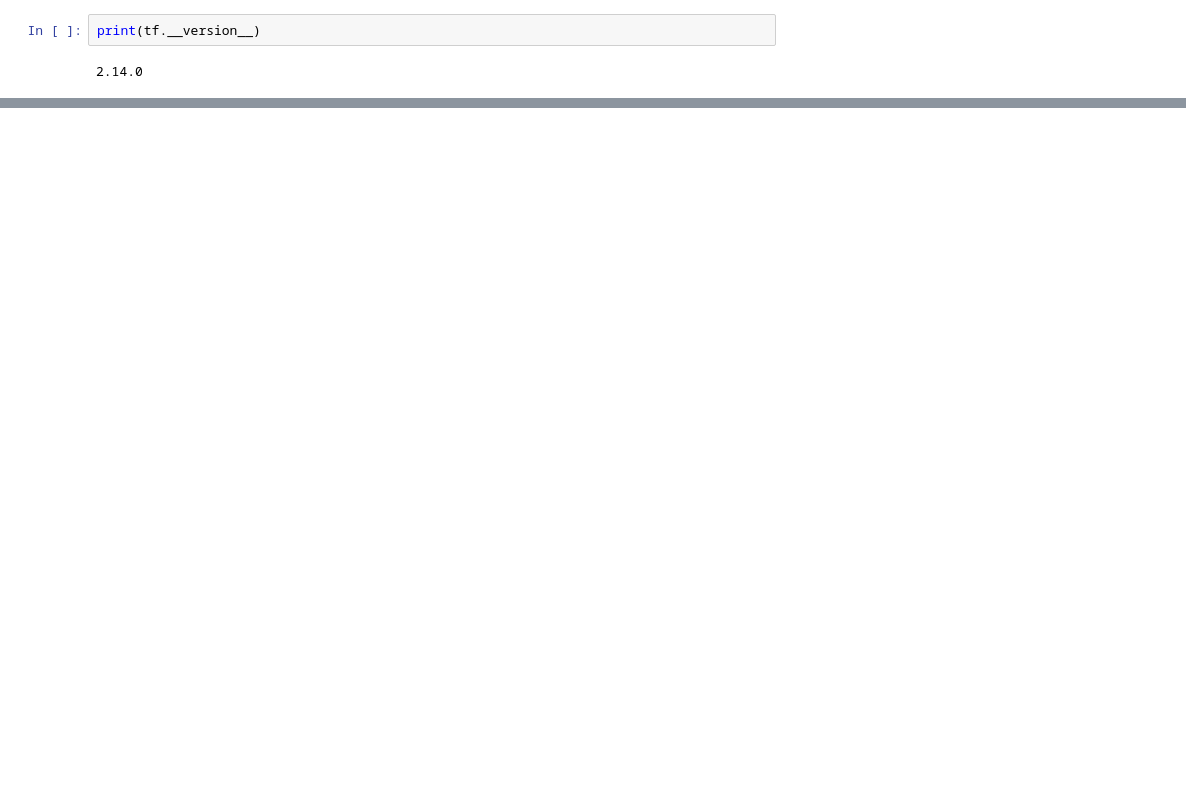
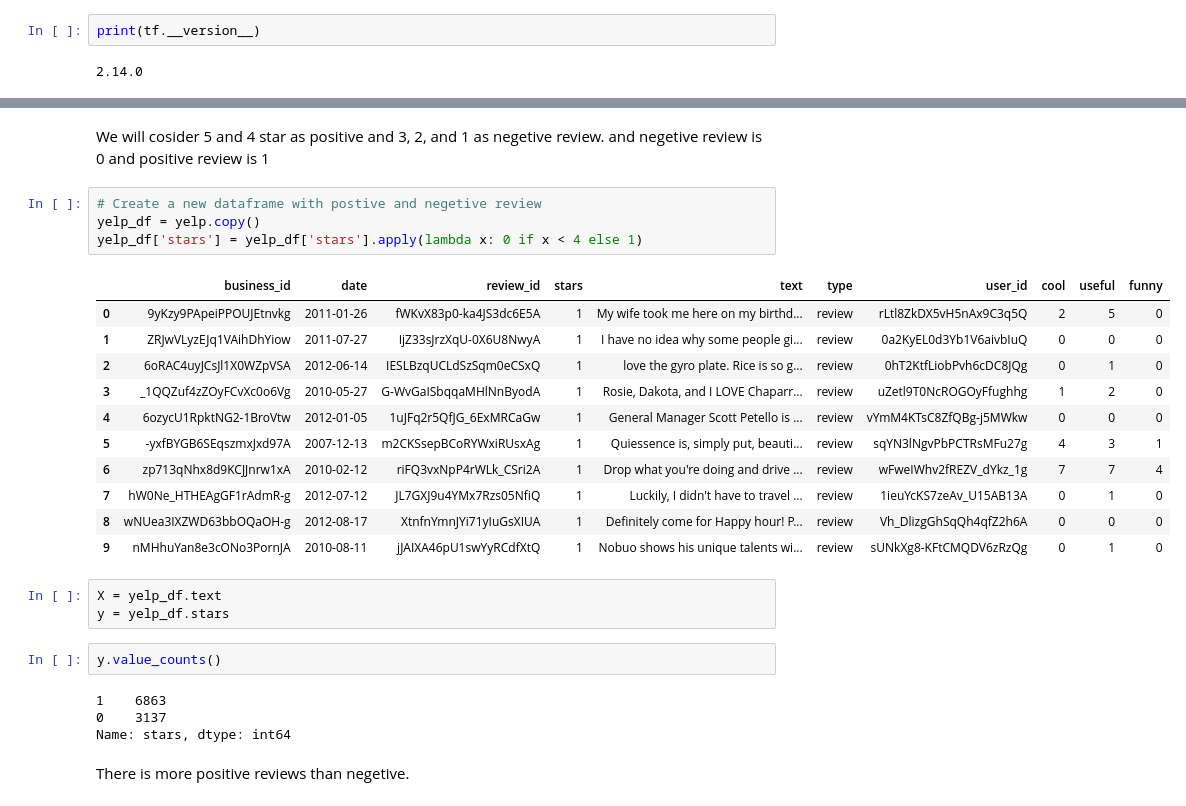
Before and after one commit to DebuRock/tf-nlp-dev, a Jupyter notebook: Analysing_Sentiment_With_OHE.ipynb, the cells around one changed output, grey strips where cells are left out. Cells and saved outputs as stored; diff of their text form; blank space fills up the shorter version.

```diff
--- a/Analysing_Sentiment_With_OHE.ipynb
+++ b/Analysing_Sentiment_With_OHE.ipynb
@@ -50,0 +120,29 @@ AttributeError: ignored
+# %% [markdown]
+We will cosider 5 and 4 star as positive and 3, 2, and 1 as negetive review. and negetive review is 0 and positive review is 1
+# %%
+# Create a new dataframe with postive and negetive review
+yelp_df = yelp.copy()
+yelp_df['stars'] = yelp_df['stars'].apply(lambda x: 0 if x < 4 else 1)
+# %% [output]
+|  | business_id | date | review_id | stars | text | type | user_id | cool | useful | funny |
+| 0 | 9yKzy9PApeiPPOUJEtnvkg | 2011-01-26 | fWKvX83p0-ka4JS3dc6E5A | 1 | My wife took me here on my birthd... | review | rLtl8ZkDX5vH5nAx9C3q5Q | 2 | 5 | 0 |
+| 1 | ZRJwVLyzEJq1VAihDhYiow | 2011-07-27 | IjZ33sJrzXqU-0X6U8NwyA | 1 | I have no idea why some people gi... | review | 0a2KyEL0d3Yb1V6aivbIuQ | 0 | 0 | 0 |
+| 2 | 6oRAC4uyJCsJl1X0WZpVSA | 2012-06-14 | IESLBzqUCLdSzSqm0eCSxQ | 1 | love the gyro plate. Rice is so g... | review | 0hT2KtfLiobPvh6cDC8JQg | 0 | 1 | 0 |
+| 3 | _1QQZuf4zZOyFCvXc0o6Vg | 2010-05-27 | G-WvGaISbqqaMHlNnByodA | 1 | Rosie, Dakota, and I LOVE Chaparr... | review | uZetl9T0NcROGOyFfughhg | 1 | 2 | 0 |
+| 4 | 6ozycU1RpktNG2-1BroVtw | 2012-01-05 | 1uJFq2r5QfJG_6ExMRCaGw | 1 | General Manager Scott Petello is ... | review | vYmM4KTsC8ZfQBg-j5MWkw | 0 | 0 | 0 |
+| 5 | -yxfBYGB6SEqszmxJxd97A | 2007-12-13 | m2CKSsepBCoRYWxiRUsxAg | 1 | Quiessence is, simply put, beauti... | review | sqYN3lNgvPbPCTRsMFu27g | 4 | 3 | 1 |
+| 6 | zp713qNhx8d9KCJJnrw1xA | 2010-02-12 | riFQ3vxNpP4rWLk_CSri2A | 1 | Drop what you're doing and drive ... | review | wFweIWhv2fREZV_dYkz_1g | 7 | 7 | 4 |
+| 7 | hW0Ne_HTHEAgGF1rAdmR-g | 2012-07-12 | JL7GXJ9u4YMx7Rzs05NfiQ | 1 | Luckily, I didn't have to travel ... | review | 1ieuYcKS7zeAv_U15AB13A | 0 | 1 | 0 |
+| 8 | wNUea3IXZWD63bbOQaOH-g | 2012-08-17 | XtnfnYmnJYi71yIuGsXIUA | 1 | Definitely come for Happy hour! P... | review | Vh_DlizgGhSqQh4qfZ2h6A | 0 | 0 | 0 |
+| 9 | nMHhuYan8e3cONo3PornJA | 2010-08-11 | jJAIXA46pU1swYyRCdfXtQ | 1 | Nobuo shows his unique talents wi... | review | sUNkXg8-KFtCMQDV6zRzQg | 0 | 1 | 0 |
+# %%
+X = yelp_df.text
+y = yelp_df.stars
+# %%
+y.value_counts()
+# %% [output]
+1    6863
+0    3137
+Name: stars, dtype: int64
+# %% [markdown]
+There is more positive reviews than negetive.
```
Also changed, not shown: parts of 8 cells of this notebook.
